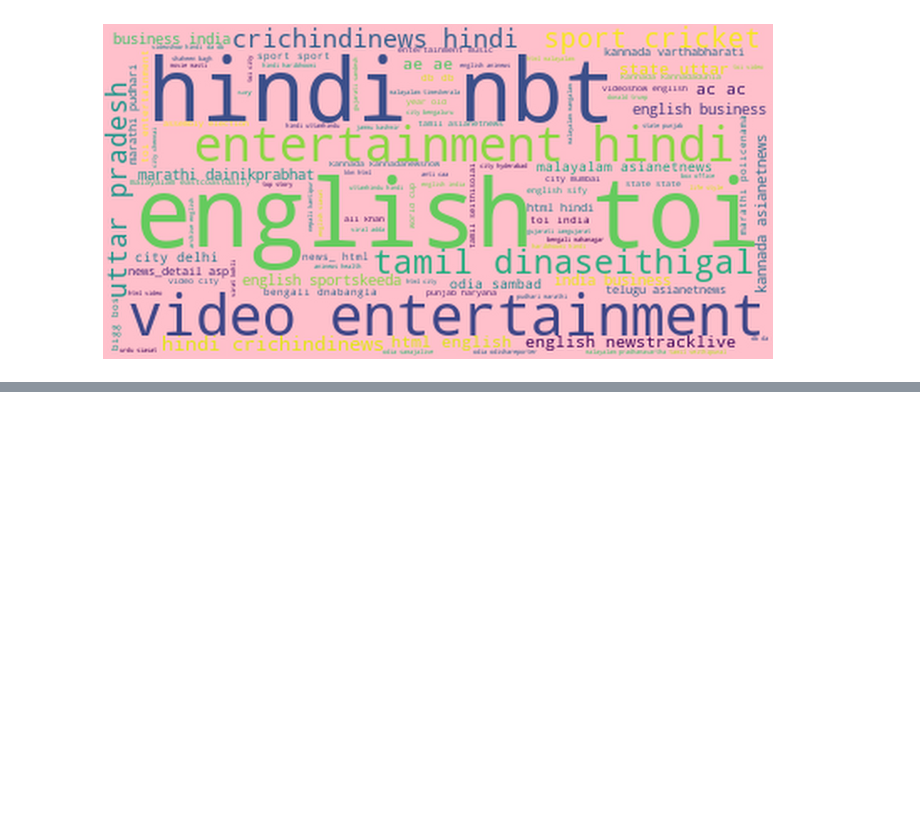
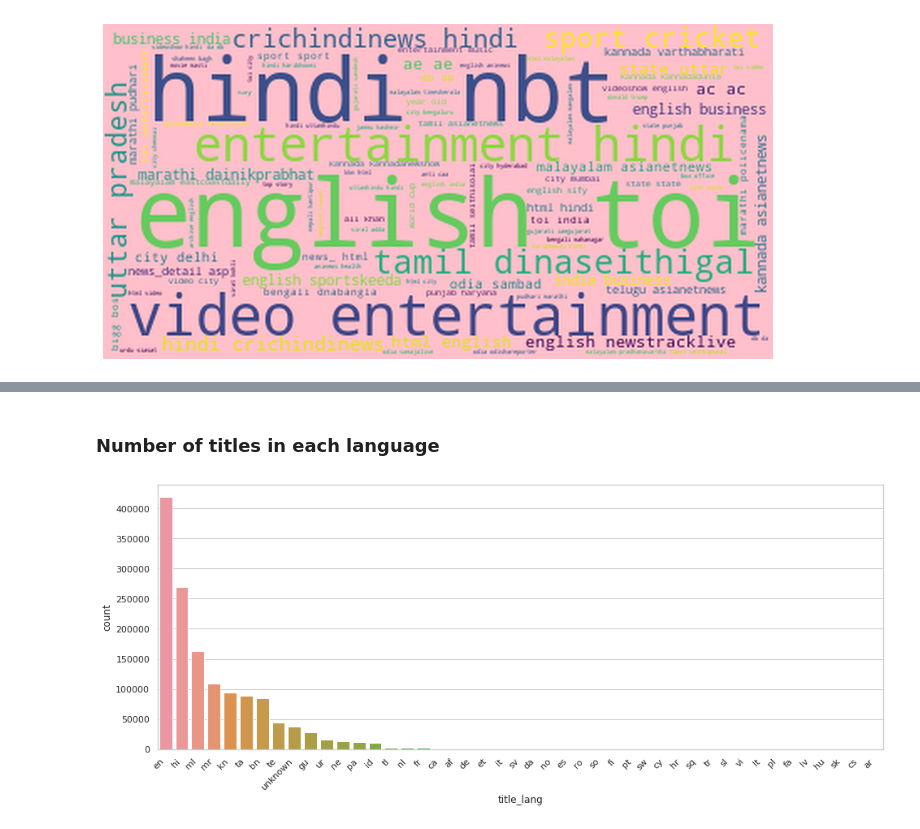
Before and after one commit to Derpimort/News-Categorization, a Jupyter notebook: EDA.ipynb, the cells around one changed output, grey strips where cells are left out. Drawn from its saved outputs; the diff is of its cells as text; code cells hidden in the pictures; blank space fills up the shorter version.

```diff
--- a/EDA.ipynb
+++ b/EDA.ipynb
@@ -99,0 +95,9 @@ counts=vectorizer.fit_transform(df_train['title'])
+# %% [markdown]
+### Number of titles in each language
+# %%
+plt.figure(figsize=(16,6))
+plot=sns.countplot(x='title_lang', data=df_langs, order=df_langs['title_lang'].value_counts().index)
+plot.set_xticklabels(plot.get_xticklabels(), rotation=45, horizontalalignment='right')
+plt.show()
+# %% [output]
+[figure, added]
```
Also changed, not shown: parts of 10 cells of this notebook, 1 other file.
